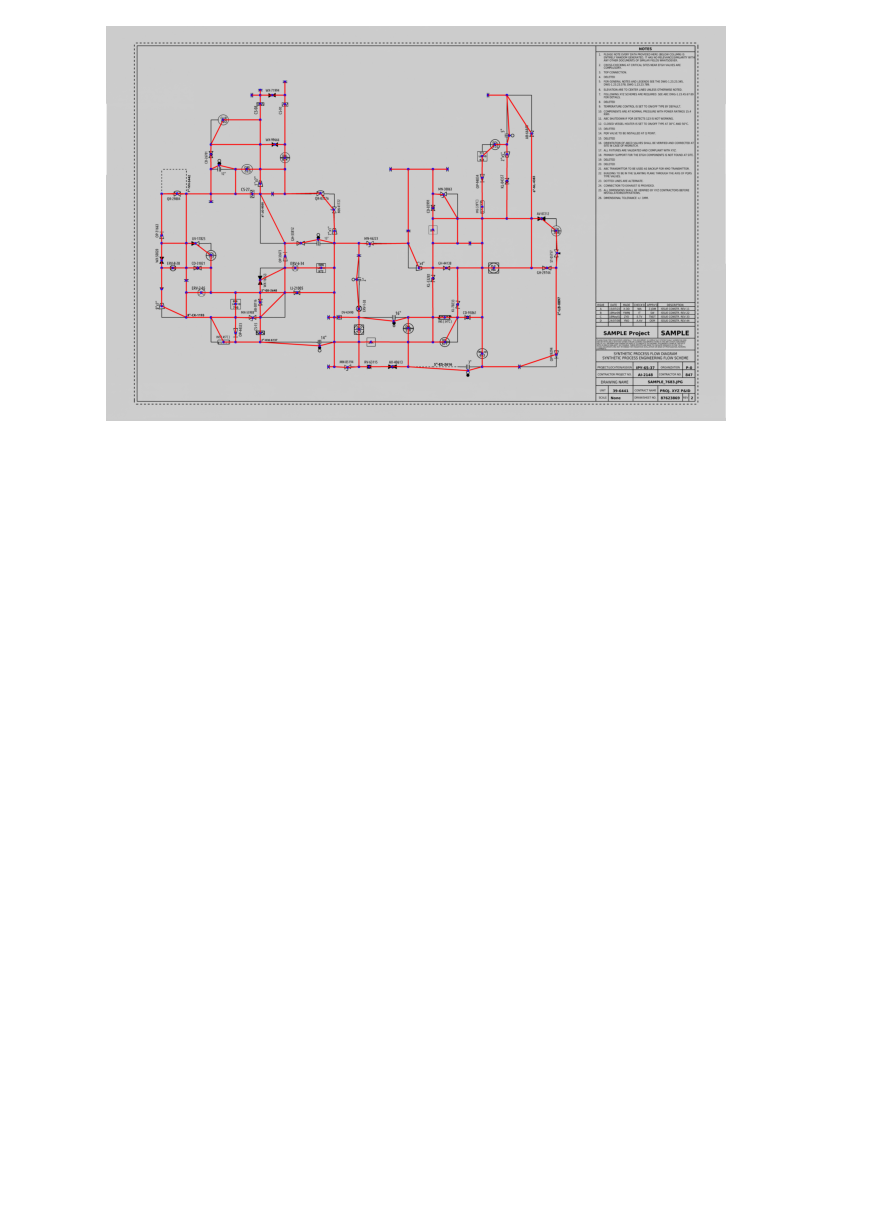
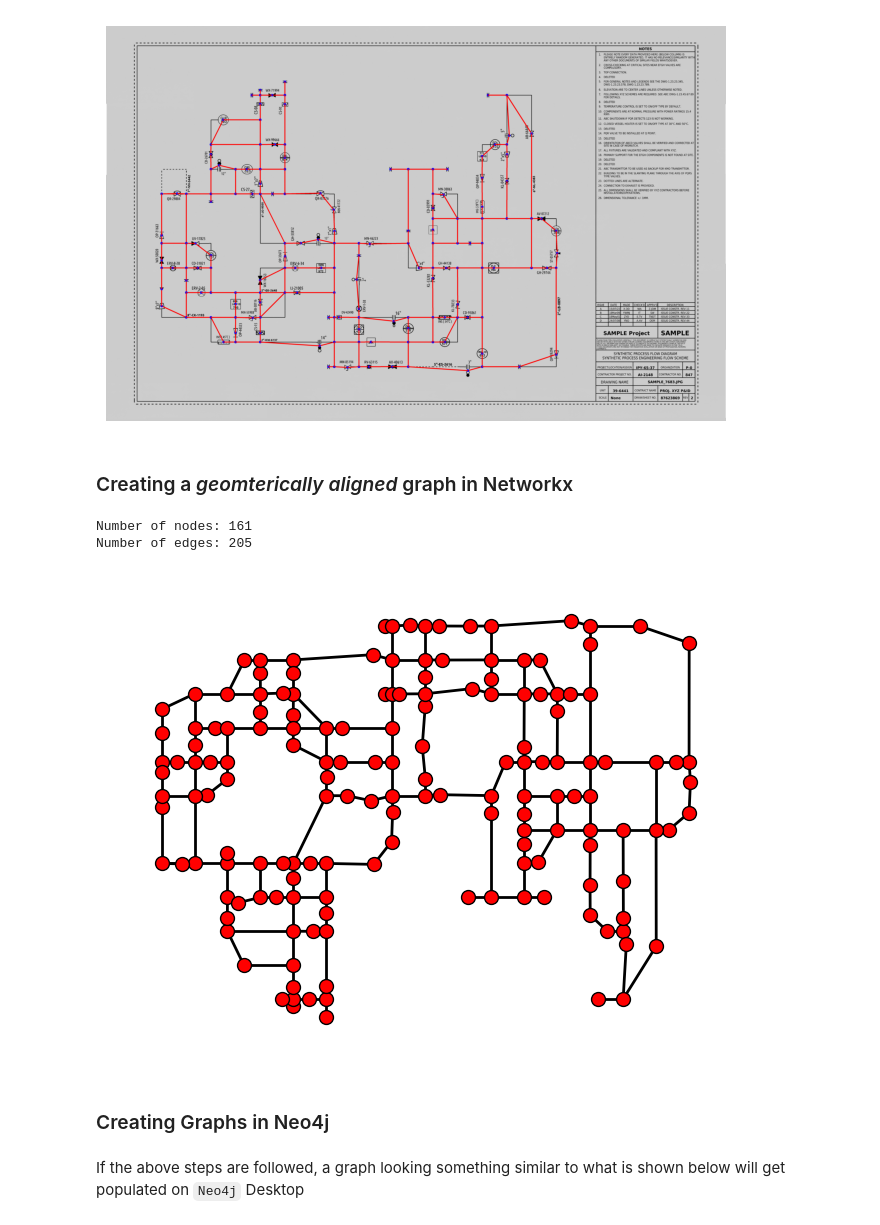
Before and after one commit to mgupta70/PID-KnowledgeGraph-demo, a Jupyter notebook: demo_notebook.ipynb, the cells around one changed output. Drawn from its saved outputs; the diff is of its cells as text; code cells hidden in the pictures; blank space fills up the shorter version.

```diff
--- a/demo_notebook.ipynb
+++ b/demo_notebook.ipynb
@@ -12,12 +13,11 @@ image = cv2.imread(str(image_path))
 # 2. Load nodes and edges data
 # edges
 edges_path = Path('data/0_refined_edges_dict.pkl')
-with open(edges_path, 'rb') as f:
-    edges_dict = pickle.load(f)
+edges_dict = load_pickle(edges_path)
+
 # nodes
 nodes_path = Path('data/0_refined_nodes_dict.pkl')
-with open(nodes_path, 'rb') as f:
-    nodes_dict = pickle.load(f)
+nodes_dict = load_pickle(nodes_path)
 # %%
 fig, ax = plt.subplots(1, 1, figsize=(8, 8))
 ax.imshow(image)
@@ -25,14 +25,11 @@ ax.axis('off')
 plt.show()
 # %% [output]
 [figure]
-# %%
-def node_center(node_name):
-    return nodes_dict[node_name][0]
 # %%
 for edge, node_pair in edges_dict.items():
     node_1, node_2 = node_pair
-    x1, y1 = node_center(node_1)
-    x2, y2 = node_center(node_2)
+    x1, y1 = node_center(node_1, nodes_dict)
+    x2, y2 = node_center(node_2, nodes_dict)
     # draw nodes as blue circles
     cv2.circle(image, (int(x1), int(y1)), 15, (0, 0, 255), -1)
     cv2.circle(image, (int(x2), int(y2)), 15, (0, 0, 255), -1)
@@ -45,3 +42,5 @@ ax.axis('off')
 plt.show()
 # %% [output]
 [figure]
+# %% [markdown]
+### Creating a *geomterically aligned* graph in Networkx
@@ -47,0 +49,33 @@ plt.show()
+# %%
+G = nx.Graph()
+nodes_to_add = []
+pos = {} # node positions
+for edge, node_pair in edges_dict.items():
+    for node in node_pair:
+        if node not in nodes_to_add:
+            G.add_node(node)
+            pos[node] = node_center(node, nodes_dict)
+            nodes_to_add.append(node)
+    G.add_edge(node_pair[0], node_pair[1])
+
+# Print some graph information
+print('Number of nodes:', G.number_of_nodes())
+print('Number of edges:', G.number_of_edges())
+
+# Plot the graph
+options = {
+    "font_size": 36,
+    "node_size": 100,
+    "node_color": "red",
+    "edgecolors": "black",
+    "linewidths": 1,
+    "width": 2,
+}
+
+nx.draw(G, pos, with_labels=False, font_weight='bold', **options)
+# %% [output]
+Number of nodes: 161
+Number of edges: 205
+[figure, added]
+# %% [markdown]
+### Creating Graphs in Neo4j
@@ -47,0 +120,2 @@ plt.show()
+# %% [markdown]
+If the above steps are followed, a graph looking something similar to what is shown below will get populated on `Neo4j` Desktop
```
Also changed, not shown: parts of 5 cells of this notebook, 2 other files.
